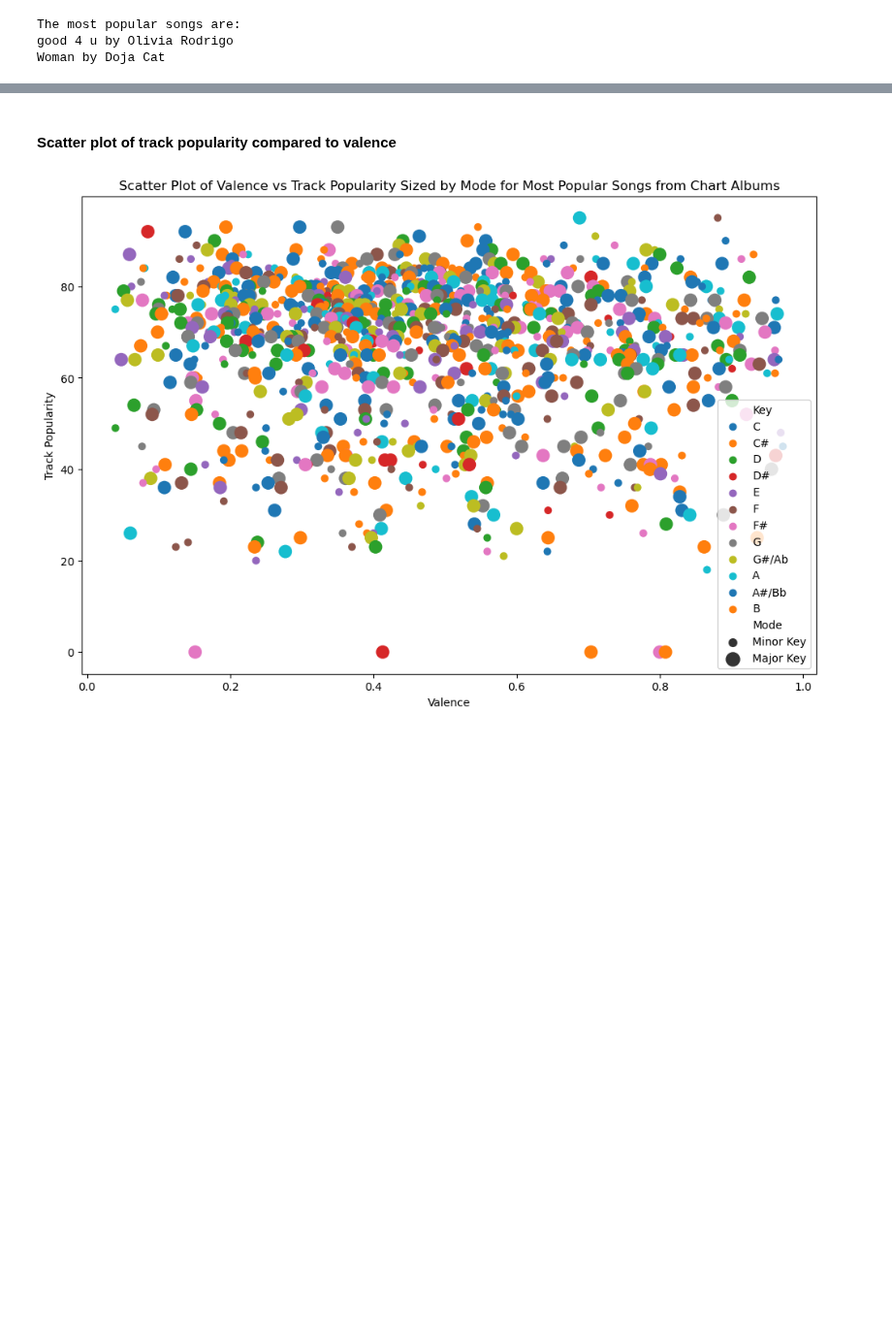
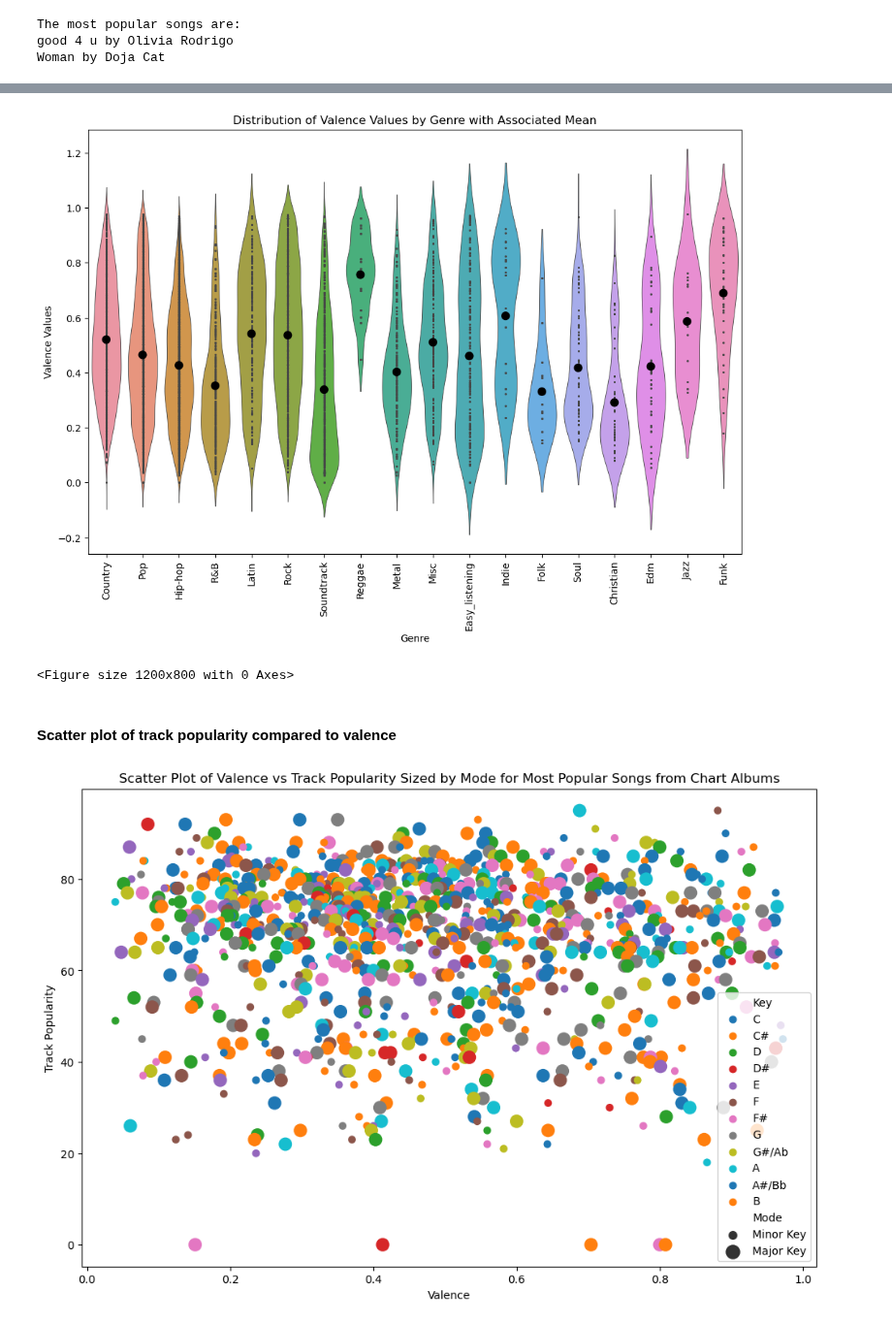
Before and after one commit to katieravenwood/Spotify-Five-Year-Analysis-Project, a Jupyter notebook: notebooks/ExploratoryAnalysis.ipynb, the cells around one changed output, grey strips where cells are left out. Shown at 97% size. Saved outputs shown, nothing was run; the diff lists cells and outputs as text; code cells hidden in the pictures; blank space fills up the shorter version.

```diff
--- a/notebooks/ExploratoryAnalysis.ipynb
+++ b/notebooks/ExploratoryAnalysis.ipynb
@@ -132,0 +197,4 @@ Woman by Doja Cat
+# %%
+vg_columns = ['main_genre', 'valence']
+vg_df = df4[vg_columns]
+vg_df
@@ -133,3 +215,15 @@ Woman by Doja Cat
+# %%
+ax = sns.violinplot(x="main_genre", y="valence", data=vg_df, linewidth = 0.6, inner = 'point', scale= 'width')
+sns.pointplot(x = "main_genre", y="valence", data=vg_df, estimator = mean, color="black", linestyles="", ci=None)
+plt.xticks(rotation='vertical')
+plt.title('Distribution of Valence Values by Genre with Associated Mean')
+plt.xlabel('Genre')
+plt.ylabel('Valence Values')
+plt.show()
+plt.savefig('../viz/pyplots/ViolinDistofValenceValuesbyGenre.png')
+# %% [output]
+[figure, added]
+<Figure size 1200x800 with 0 Axes>
 # %% [markdown]
 #### Scatter plot of track popularity compared to valence
 # %%
```
Also changed, not shown: parts of 37 cells of this notebook, 8 other files.
